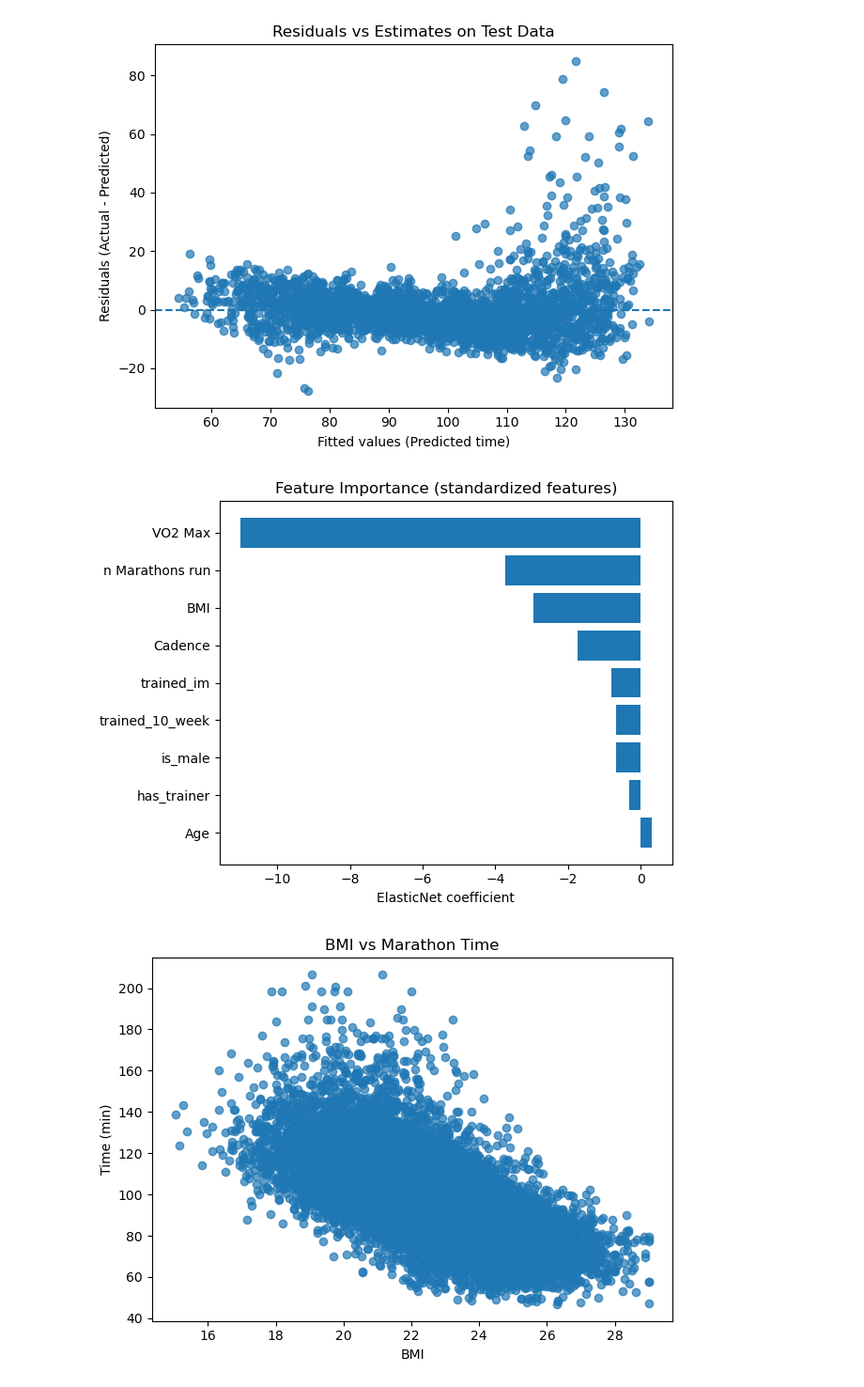
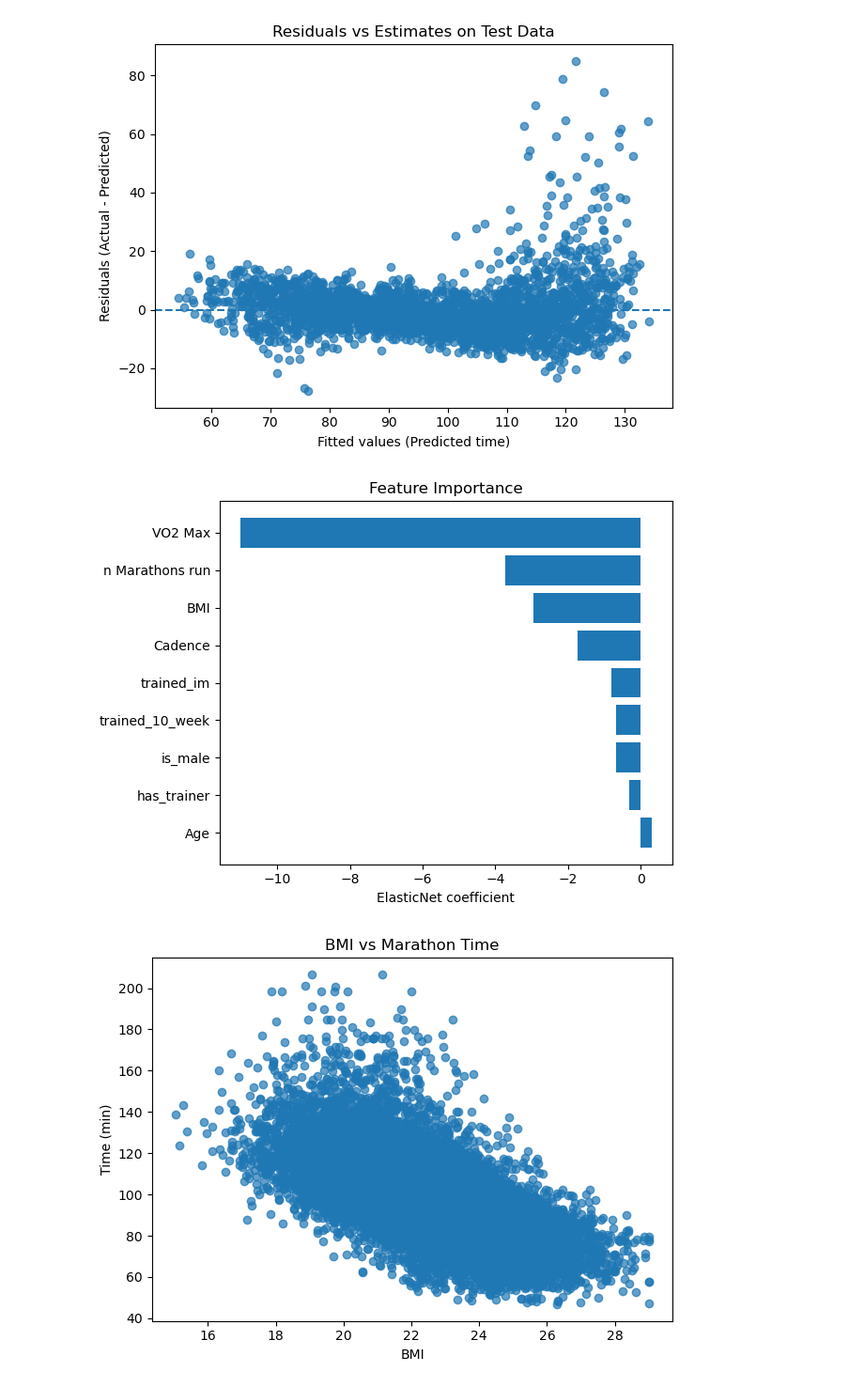
Before and after one commit to maggiemyslik/oliverwyman_hackathon, a Jupyter notebook: modelling.ipynb, the cells around one changed output. Shown: that part at 94% size. Saved outputs shown, nothing was run; the diff lists cells and outputs as text; code cells hidden in the pictures.

```diff
--- a/modelling.ipynb
+++ b/modelling.ipynb
@@ -164,21 +164,21 @@ plt.show()
 # %%
 enet = pipe.named_steps["model"]
 coefs = enet.coef_
 order = np.argsort(np.abs(coefs))[::-1]
 sorted_names = np.array(feature_names)[order]
 sorted_coefs = coefs[order]
 
 plt.figure()
 ypos = np.arange(len(sorted_names))
 plt.barh(ypos, sorted_coefs)
 plt.yticks(ypos, sorted_names)
 plt.gca().invert_yaxis()
 plt.xlabel("ElasticNet coefficient")
-plt.title("Feature Importance (standardized features)")
+plt.title("Feature Importance")
 plt.tight_layout()
 plt.show()
 # %% [output]
-[figure, old version]
+[figure, new version]
 # %%
 plt.figure()
 plt.scatter(df['BMI'], df['time'], alpha=0.7)
```
Also changed, not shown: 1 other file.
